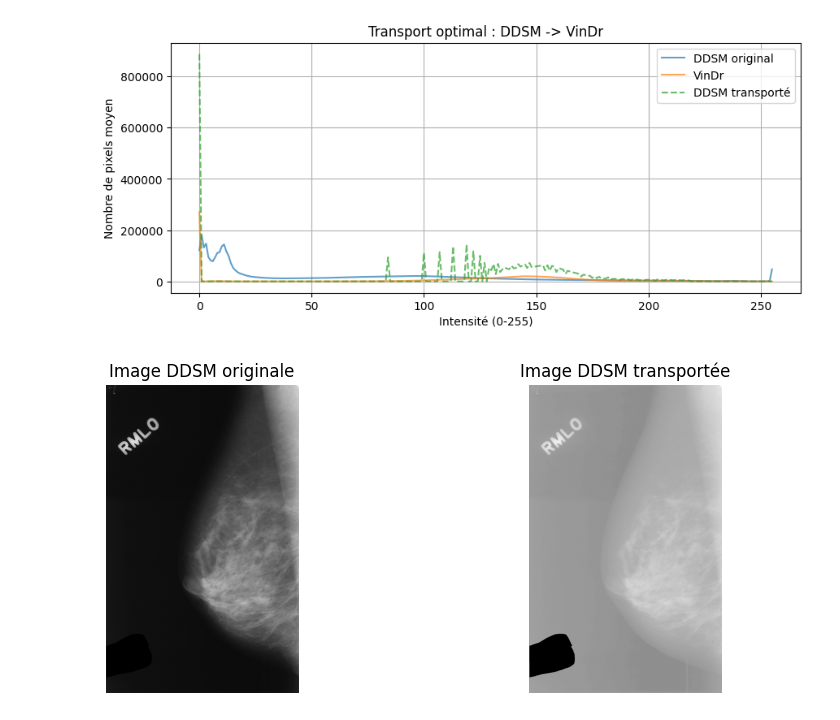
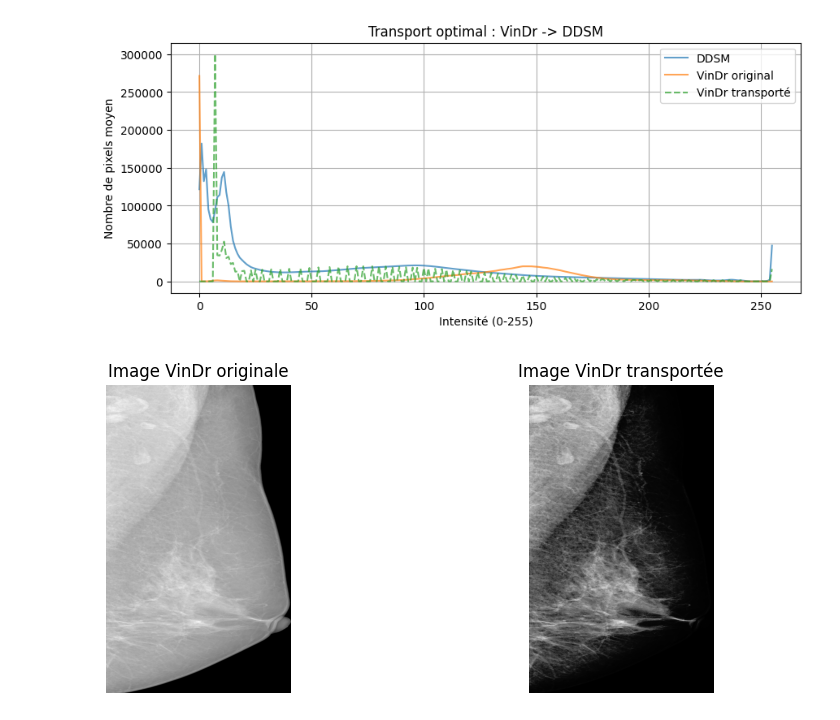
Before and after one commit to diabitbol/ot-domain-adaptation-mammography, a Jupyter notebook: histogramme pixel.ipynb, the cells around one changed output. Cells and saved outputs as stored; diff of their text form; code cells hidden in the pictures.

Commit message:
application sur le dataset

```diff
--- a/histogramme pixel.ipynb
+++ b/histogramme pixel.ipynb
@@ -45,84 +45,76 @@ plt.show()
 9999 images traitées
 [figure]
 # %%
-# Transport optimal appliqué aux histogrammes moyens
-
 import numpy as np
 import matplotlib.pyplot as plt
 from PIL import Image
 from tqdm import tqdm
 import os
-from scipy.stats import wasserstein_distance
 
 # Calcul de la fonction de transport optimal (mapping CDF)
 def transport_optimal_1d(hist_source, hist_cible):
-    # Normalisation en distributions de probabilité
     p_source = hist_source / hist_source.sum()
     p_cible = hist_cible / hist_cible.sum()
-
-    # Calcul des CDF cumulatives
     cdf_source = np.cumsum(p_source)
     cdf_cible = np.cumsum(p_cible)
-
-    # Mapping : pour chaque intensité source, trouver l'intensité cible correspondante
     mapping = np.zeros(256, dtype=np.float64)
     for i in range(256):
         mapping[i] = np.searchsorted(cdf_cible, cdf_source[i])
-
     return mapping
 
-# Calcul du mapping DDSM -> VinDr
-mapping = transport_optimal_1d(hist_ddsm, hist_vindr)
-
-# Application du mapping sur une image DDSM
 def appliquer_transport(img_path, mapping):
     img = Image.open(img_path).convert('L')
     arr = np.array(img)
     arr_transforme = mapping[arr].astype(np.uint8)
     return arr_transforme
 
-# Vérification sur une image exemple
+# Calcul du mapping VinDr -> DDSM
+mapping = transport_optimal_1d(hist_vindr, hist_ddsm)
+
+# Vérification sur une image exemple VinDr
 exemple_path = next(
     os.path.join(root, f)
-    for root, _, files in os.walk("/home/onyxia/data/ddsm/")
+    for root, _, files in os.walk("/home/onyxia/data/vindr/")
     for f in files if f.endswith(('.jpg', '.jpeg', '.png'))
 )
 
 img_originale = np.array(Image.open(exemple_path).convert('L'))
 img_transformee = appliquer_transport(exemple_path, mapping)
 
-# Histogramme de l'image transformée
-hist_ddsm_transforme = np.zeros(256)
-for root, _, files in os.walk("/home/onyxia/data/ddsm/"):
+# Histogramme moyen VinDr transformé
+hist_vindr_transforme = np.zeros(256)
+nb_images = 0
+for root, _, files in os.walk("/home/onyxia/data/vindr/"):
     for fname in tqdm(files):
         if fname.endswith(('.jpg', '.jpeg', '.png')):
             arr = appliquer_transport(os.path.join(root, fname), mapping)
             hist, _ = np.histogram(arr, bins=256, range=(0, 255))
-            hist_ddsm_transforme += hist
+            hist_vindr_transforme += hist
+            nb_images += 1
 
-hist_ddsm_transforme /= sum(1 for root, _, files in os.walk("/home/onyxia/data/ddsm/") for f in files if f.endswith(('.jpg', '.jpeg', '.png')))
+hist_vindr_transforme /= nb_images
 
 # Affichage comparatif
 plt.figure(figsize=(10, 4))
-plt.plot(hist_ddsm, label='DDSM original', alpha=0.7)
-plt.plot(hist_vindr, label='VinDr', alpha=0.7)
-plt.plot(hist_ddsm_transforme, label='DDSM transporté', alpha=0.7, linestyle='--')
+plt.plot(hist_ddsm, label='DDSM', alpha=0.7)
+plt.plot(hist_vindr, label='VinDr original', alpha=0.7)
+plt.plot(hist_vindr_transforme, label='VinDr transporté', alpha=0.7, linestyle='--')
 plt.xlabel('Intensité (0-255)')
 plt.ylabel('Nombre de pixels moyen')
-plt.title('Transport optimal : DDSM -> VinDr')
+plt.title('Transport optimal : VinDr -> DDSM')
 plt.legend()
 plt.grid(True)
 plt.show()
 
-# Visualisation avant/après sur une image
+# Visualisation avant/après sur une image VinDr
 fig, axes = plt.subplots(1, 2, figsize=(10, 4))
 axes[0].imshow(img_originale, cmap='gray')
-axes[0].set_title('Image DDSM originale')
+axes[0].set_title('Image VinDr originale')
 axes[0].axis('off')
 axes[1].imshow(img_transformee, cmap='gray')
-axes[1].set_title('Image DDSM transportée')
+axes[1].set_title('Image VinDr transportée')
 axes[1].axis('off')
 plt.show()
 # %% [output]
-[figure, old version]
+[figure, new version]
-[figure, old version]
+[figure, new version]
```
Also changed, not shown: parts of 2 cells of this notebook, 1 other file.
